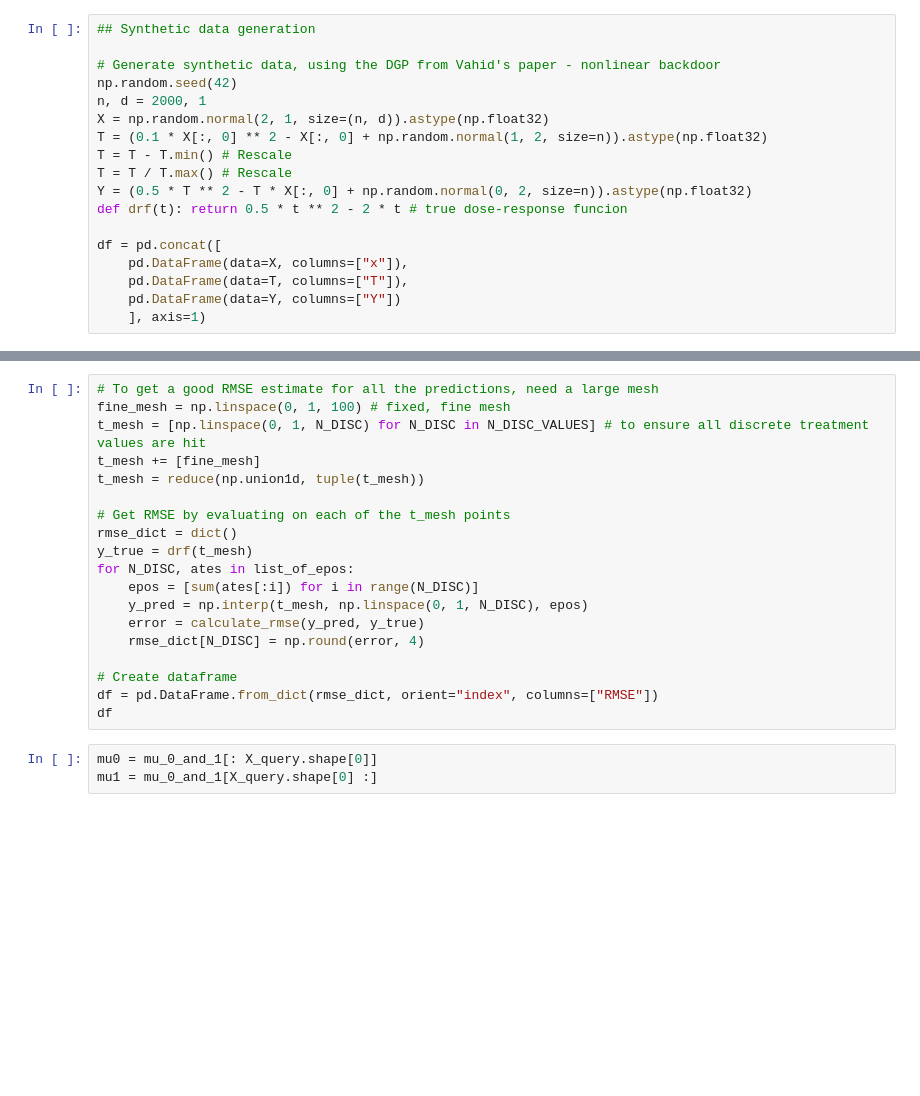
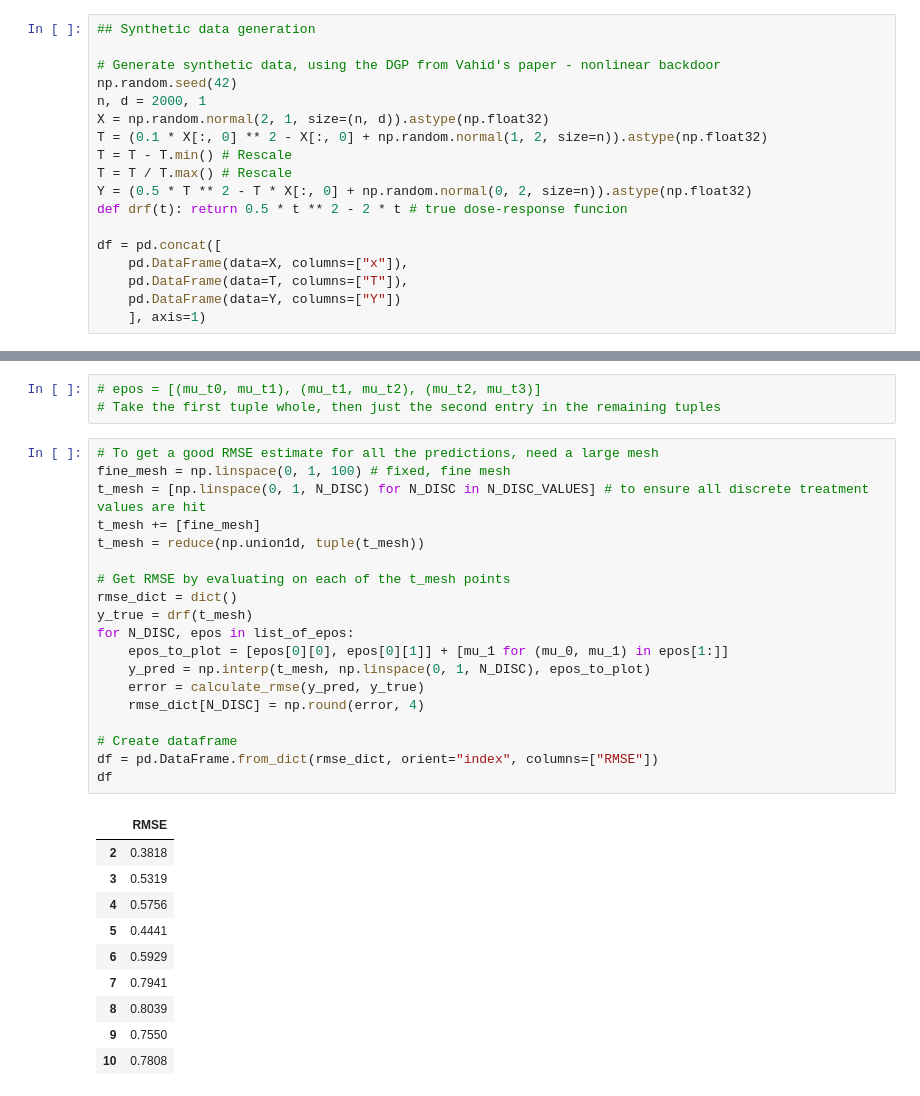
Before and after one commit to chris-L6/CausalPFN, a Jupyter notebook: notebooks/notebook_cepo_figuring_out.ipynb, the cells around one changed output, grey strips where cells are left out. Cells and saved outputs as stored; diff of their text form; blank space fills up the shorter version.

```diff
--- a/notebooks/notebook_cepo_figuring_out.ipynb
+++ b/notebooks/notebook_cepo_figuring_out.ipynb
@@ -103,22 +110,33 @@ N_DISC: 3
+# %%
+# epos = [(mu_t0, mu_t1), (mu_t1, mu_t2), (mu_t2, mu_t3)]
+# Take the first tuple whole, then just the second entry in the remaining tuples
 # %%
 # To get a good RMSE estimate for all the predictions, need a large mesh
 fine_mesh = np.linspace(0, 1, 100) # fixed, fine mesh
 t_mesh = [np.linspace(0, 1, N_DISC) for N_DISC in N_DISC_VALUES] # to ensure all discrete treatment values are hit
 t_mesh += [fine_mesh]
 t_mesh = reduce(np.union1d, tuple(t_mesh))
 
 # Get RMSE by evaluating on each of the t_mesh points
 rmse_dict = dict()
 y_true = drf(t_mesh)
-for N_DISC, ates in list_of_epos:
-    epos = [sum(ates[:i]) for i in range(N_DISC)]
-    y_pred = np.interp(t_mesh, np.linspace(0, 1, N_DISC), epos)
+for N_DISC, epos in list_of_epos:
+    epos_to_plot = [epos[0][0], epos[0][1]] + [mu_1 for (mu_0, mu_1) in epos[1:]]
+    y_pred = np.interp(t_mesh, np.linspace(0, 1, N_DISC), epos_to_plot)
     error = calculate_rmse(y_pred, y_true)
     rmse_dict[N_DISC] = np.round(error, 4)
 
 # Create dataframe
 df = pd.DataFrame.from_dict(rmse_dict, orient="index", columns=["RMSE"])
 df
+# %% [output]
+|  | RMSE |
+| 2 | 0.3818 |
+| 3 | 0.5319 |
+| 4 | 0.5756 |
+| 5 | 0.4441 |
+| 6 | 0.5929 |
+| 7 | 0.7941 |
+| 8 | 0.8039 |
+| 9 | 0.7550 |
+| 10 | 0.7808 |
-# %%
-mu0 = mu_0_and_1[: X_query.shape[0]]
-mu1 = mu_0_and_1[X_query.shape[0] :]
```
Also changed, not shown: parts of 9 cells of this notebook.
